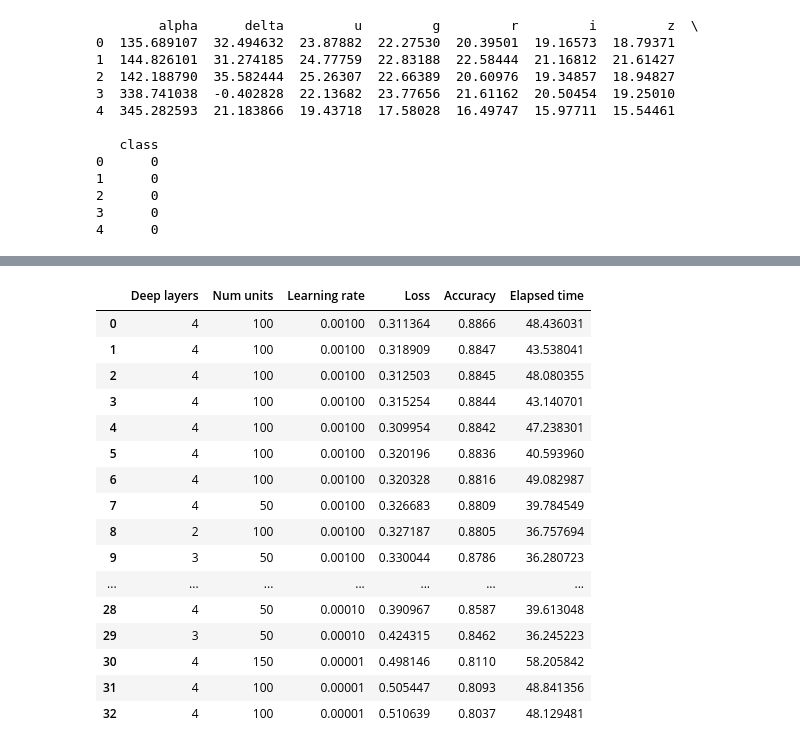
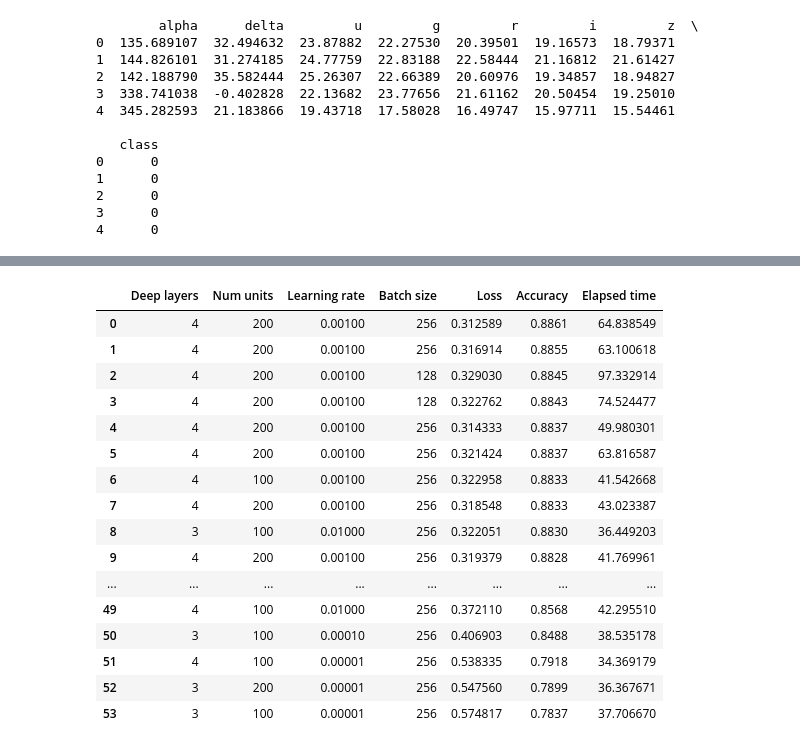
Before and after one commit to igomezv/cosmo_tools, a Jupyter notebook: models/neural/nnogada/dirty_notebooks/overleaf_notebooks_v1/genetic_hyp_classification-2.ipynb, the cells around one changed output, grey strips where cells are left out. Saved outputs shown, nothing was run; the diff lists cells and outputs as text; code cells hidden in the pictures.

```diff
--- a/models/neural/nnogada/dirty_notebooks/overleaf_notebooks_v1/genetic_hyp_classification-2.ipynb
+++ b/models/neural/nnogada/dirty_notebooks/overleaf_notebooks_v1/genetic_hyp_classification-2.ipynb
@@ -74,10 +74,10 @@ data = data.to_numpy()
 
 # f_names = ["ReLU", "ELU", "LReLU", "SELU"]
 # %%
-SC_DEEP       = np.array([1, 2,3, 4])                           # Number of deep layers (8)
-SC_NUM_UNITS  = np.array([150, 200, 100, 50]) # Number of fully conected neurons (16)
+SC_DEEP       = np.array([3, 4])                           # Number of deep layers (8)
+SC_NUM_UNITS  = np.array([200, 100]) # Number of fully conected neurons (16)
 SC_LEARNING   = np.array([1e-5,1e-4,1e-3, 0.01])   # Learning rates (8)
-# SC_BATCH      = np.array([64,128,256,512])                            # Batch sizes (4)
+SC_BATCH      = np.array([128,256])
 # SC_ACTIVATION = [f1, f2, f3, f4]                                      # Activation function layers (2)
 
 my_callbacks = [tf.keras.callbacks.EarlyStopping(
@@ -135,16 +135,16 @@ def train_evaluate(ga_individual_solution):
     t_total = 0
 
     # Decode GA solution to integer for window_size and num_units
-    deep_layers_bits   = BitArray(ga_individual_solution[0:2])     # (8)
-    num_units_bits     = BitArray(ga_individual_solution[2:4])     # (16)
-    learning_rate_bits = BitArray(ga_individual_solution[4:6])    # (8)
-# #     batch_size_bits    = BitArray(ga_individual_solution[10:12])   # (4)
+    deep_layers_bits   = BitArray(ga_individual_solution[0:1])     # (8)
+    num_units_bits     = BitArray(ga_individual_solution[1:2])     # (16)
+    learning_rate_bits = BitArray(ga_individual_solution[2:4])    # (8)
+    batch_size_bits    = BitArray(ga_individual_solution[4:5])   # (4)
 # #     activation_f_bits  = BitArray(ga_individual_solution[12:13])   # (2)   Solo se consideran las 2 primeras
 
     deep_layers   = SC_DEEP[deep_layers_bits.uint]
     num_units     = SC_NUM_UNITS[num_units_bits.uint]
     learning_rate = SC_LEARNING[learning_rate_bits.uint]
-#     batch_size   = SC_BATCH[batch_size_bits.uint]
+    batch_size   = SC_BATCH[batch_size_bits.uint]
 #     activation_f  = SC_ACTIVATION[activation_f_bits.uint]
 
 
@@ -165,7 +165,7 @@ def train_evaluate(ga_individual_solution):
     optimizer = tf.keras.optimizers.Adam(learning_rate=learning_rate, beta_1=0.9, beta_2=0.999, epsilon=1e-3)
     model.compile(optimizer=optimizer, loss='categorical_crossentropy', metrics=["accuracy"])
     model.fit(X_train, Y_train, epochs=epochs, validation_data=(X_val, Y_val),
-              callbacks=my_callbacks, batch_size=128, shuffle=1, verbose=0)
+              callbacks=my_callbacks, batch_size=batch_size, shuffle=1, verbose=0)
 
     loss, score = model.evaluate(X_val, Y_val)
     t = time.time()-t
@@ -174,7 +174,7 @@ def train_evaluate(ga_individual_solution):
     print("-------------------------------------------------\n")
 #     print(loss, score)
 
-    datos.append([deep_layers, num_units, learning_rate, loss, score, t])
+    datos.append([deep_layers, num_units, learning_rate, batch_size, loss, score, t])
 
     return loss,
 # %%
@@ -305,9 +305,9 @@ def geneticAlgorithm_with_elitism(population_size, max_generations, gene_length,
     best_population = tools.selBest(population,k = k)
     return best_population
 # %%
-population_size = 5  # max of individuals per generation
+population_size = 8  # max of individuals per generation
 max_generations = 10   # number of generations
-gene_length = 6      # lenght of the gene, depends on how many hiperparameters are tested
+gene_length = 5      # lenght of the gene, depends on how many hiperparameters are tested
 k = 1;                 # num. of finalist individuals
 
 if __name__ == "__main__":
@@ -368,29 +369,29 @@ Deep layers: 4 , Number of neurons: 100 , Learning rate: 0.001
 # %%
-filename = "historial_sdss.txt"
-df = pd.DataFrame(datos, columns = ["Deep layers", "Num units", "Learning rate", "Loss", "Accuracy", "Elapsed time"])
+filename = "historial_sdss_2.txt"
+df = pd.DataFrame(datos, columns = ["Deep layers", "Num units", "Learning rate", "Batch size", "Loss", "Accuracy", "Elapsed time"])
 
 df.sort_values(by=["Accuracy", "Elapsed time"], ascending=[0,1], ignore_index=True, inplace=True)
 
 df.to_csv(filename, header=True, index=False, sep='\t', mode='w') # a=append, w=overwrite
-df.head(50)
+df.head(60)
 # %% [output]
-|  | Deep layers | Num units | Learning rate | Loss | Accuracy | Elapsed time |
-| 0 | 4 | 100 | 0.00100 | 0.311364 | 0.8866 | 48.436031 |
-| 1 | 4 | 100 | 0.00100 | 0.318909 | 0.8847 | 43.538041 |
-| 2 | 4 | 100 | 0.00100 | 0.312503 | 0.8845 | 48.080355 |
-| 3 | 4 | 100 | 0.00100 | 0.315254 | 0.8844 | 43.140701 |
-| 4 | 4 | 100 | 0.00100 | 0.309954 | 0.8842 | 47.238301 |
-| 5 | 4 | 100 | 0.00100 | 0.320196 | 0.8836 | 40.593960 |
-| 6 | 4 | 100 | 0.00100 | 0.320328 | 0.8816 | 49.082987 |
-| 7 | 4 | 50 | 0.00100 | 0.326683 | 0.8809 | 39.784549 |
-| 8 | 2 | 100 | 0.00100 | 0.327187 | 0.8805 | 36.757694 |
-| 9 | 3 | 50 | 0.00100 | 0.330044 | 0.8786 | 36.280723 |
-| ... | ... | ... | ... | ... | ... | ... |
-| 28 | 4 | 50 | 0.00010 | 0.390967 | 0.8587 | 39.613048 |
-| 29 | 3 | 50 | 0.00010 | 0.424315 | 0.8462 | 36.245223 |
-| 30 | 4 | 150 | 0.00001 | 0.498146 | 0.8110 | 58.205842 |
-| 31 | 4 | 100 | 0.00001 | 0.505447 | 0.8093 | 48.841356 |
-| 32 | 4 | 100 | 0.00001 | 0.510639 | 0.8037 | 48.129481 |
+|  | Deep layers | Num units | Learning rate | Batch size | Loss | Accuracy | Elapsed time |
+| 0 | 4 | 200 | 0.00100 | 256 | 0.312589 | 0.8861 | 64.838549 |
+| 1 | 4 | 200 | 0.00100 | 256 | 0.316914 | 0.8855 | 63.100618 |
+| 2 | 4 | 200 | 0.00100 | 128 | 0.329030 | 0.8845 | 97.332914 |
+| 3 | 4 | 200 | 0.00100 | 128 | 0.322762 | 0.8843 | 74.524477 |
+| 4 | 4 | 200 | 0.00100 | 256 | 0.314333 | 0.8837 | 49.980301 |
+| 5 | 4 | 200 | 0.00100 | 256 | 0.321424 | 0.8837 | 63.816587 |
+| 6 | 4 | 100 | 0.00100 | 256 | 0.322958 | 0.8833 | 41.542668 |
+| 7 | 4 | 200 | 0.00100 | 256 | 0.318548 | 0.8833 | 43.023387 |
+| 8 | 3 | 100 | 0.01000 | 256 | 0.322051 | 0.8830 | 36.449203 |
+| 9 | 4 | 200 | 0.00100 | 256 | 0.319379 | 0.8828 | 41.769961 |
+| ... | ... | ... | ... | ... | ... | ... | ... |
+| 49 | 4 | 100 | 0.01000 | 256 | 0.372110 | 0.8568 | 42.295510 |
+| 50 | 3 | 100 | 0.00010 | 256 | 0.406903 | 0.8488 | 38.535178 |
+| 51 | 4 | 100 | 0.00001 | 256 | 0.538335 | 0.7918 | 34.369179 |
+| 52 | 3 | 200 | 0.00001 | 256 | 0.547560 | 0.7899 | 36.367671 |
+| 53 | 3 | 100 | 0.00001 | 256 | 0.574817 | 0.7837 | 37.706670 |
 # %%
 total_time = float(np.sum(df[["Elapsed time"]])/60)
 
```
Also changed, not shown: parts of 3 cells of this notebook, 1 other file.
